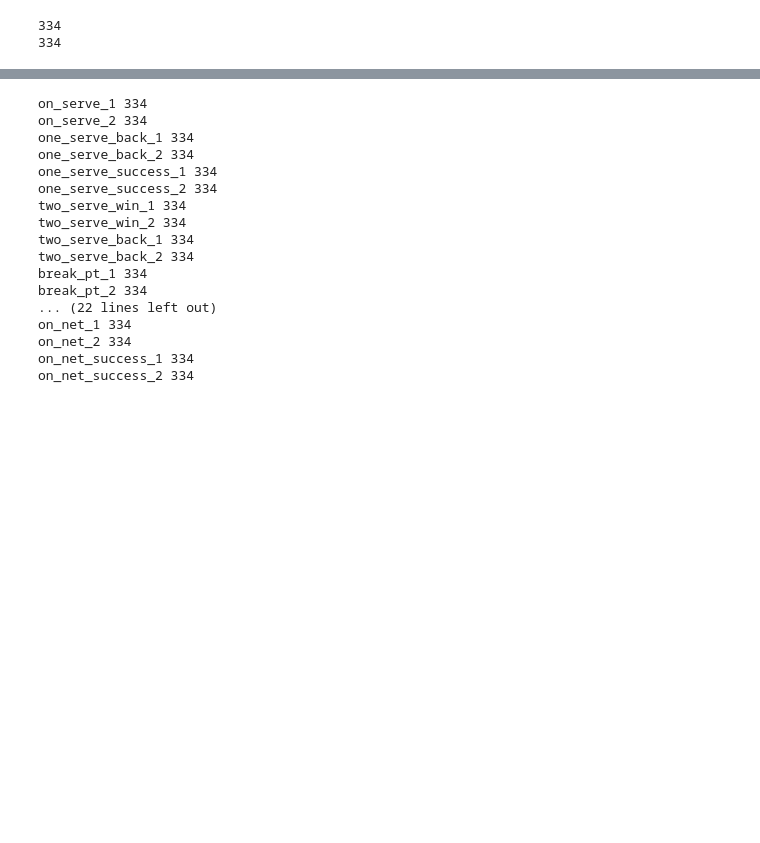
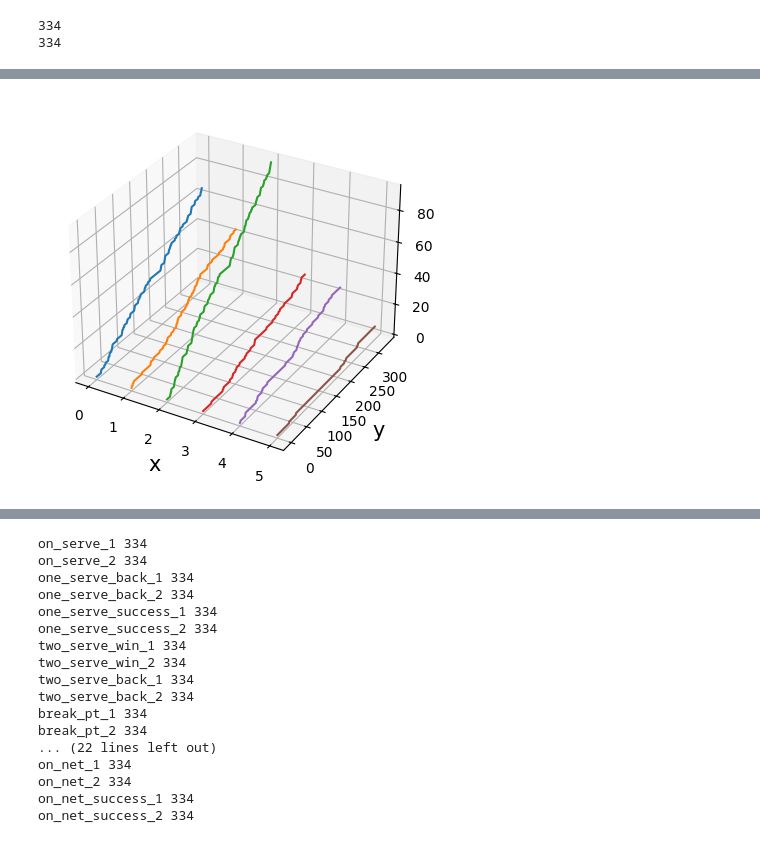
Before and after one commit to junqi1121/MCM-ICM, a Jupyter notebook: test (2).ipynb, the cells around one changed output, grey strips where cells are left out. Saved outputs shown, nothing was run; the diff lists cells and outputs as text; code cells hidden in the pictures; blank space fills up the shorter version.

```diff
--- a/test (2).ipynb
+++ b/test (2).ipynb
@@ -285,5 +289,13 @@ for i in range(len(final_match)):
     max_mph_2[final_match[i][category['point_no']]] = (0 if i == 0 else max_mph_2[final_match[i - 1][category['point_no']]])
     max_mph_2[final_match[i][category['point_no']]] = (max(max_mph_2[final_match[i][category['point_no']]], final_match[i][category['speed_mph']]) if final_match[i][category['server']] == 2 else max_mph_2[final_match[i][category['point_no']]])
 
+    one_serve_win_rate_1[final_match[i][category['point_no']]] = (0 if serve_times_1 == 0 else one_serve_win_1[final_match[i][category['point_no']]] / serve_times_1)
+    one_serve_success_rate_1[final_match[i][category['point_no']]] = (0 if serve_times_1 == 0 else one_serve_success_1[final_match[i][category['point_no']]] / serve_times_1)
+    two_serve_win_rate_1[final_match[i][category['point_no']]] = (0 if serve_times_1 == 0 else two_serve_win_1[final_match[i][category['point_no']]] / serve_times_1)
+
+    one_serve_win_rate_2[final_match[i][category['point_no']]] = (0 if serve_times_2 == 0 else one_serve_win_2[final_match[i][category['point_no']]] / serve_times_2)
+    one_serve_success_rate_2[final_match[i][category['point_no']]] = (0 if serve_times_2 == 0 else one_serve_success_2[final_match[i][category['point_no']]] / serve_times_2)
+    two_serve_win_rate_2[final_match[i][category['point_no']]] = (0 if serve_times_2 == 0 else two_serve_win_2[final_match[i][category['point_no']]] / serve_times_2)
+
     last_won = final_match[i][category['point_victor']]
 # %% [output]
@@ -374,3 +377,10 @@ print(len(double_fault_1))
 # %% [output]
 334
 334
+# %%
+game_score_1 = final_match[:, category['p1_sets']]
+print(game_score_1.shape)
+print(game_score_1)
+game_score_2 = final_match[:, category['p2_sets']]
+print(game_score_2.shape)
+print(game_score_2)
@@ -376,0 +434,5 @@ print(len(double_fault_1))
+# %%
+values = np.array([list(game_score_1).reverse(), list(break_pt_won_1).reverse(), list(break_pt_1).reverse()])
+# values = np.array([break_pt_1, break_pt_won_1, game_score_1])
+print(type(values))
+print(values)
@@ -376,0 +457,78 @@ print(len(double_fault_1))
+# %%
+import matplotlib.pyplot as plt
+import numpy as np
+import seaborn as sns
+
+np.random.seed(0)
+categories = ['break_pt', 'break_pt_won', 'game_score']
+# categories = ['one_serve_win', 'one_serve_back', 'one_ser', 'D', 'E', 'F', 'G', 'H', 'I', 'J']
+
+# size = (334, 3)
+# values = np.array([break_pt_1, break_pt_won_1, game_score_1]).T
+
+fig = plt.figure()
+ax = fig.add_subplot(111, projection='3d')
+
+# print(x_data)
+
+x1 = [0 for i in range(334)]
+y1 = np.arange(334)
+z1 = one_serve_win_1
+
+x2 = [1 for i in range(334)]
+y2 = np.arange(334)
+z2 = one_serve_back_1
+
+x3 = [2 for i in range(334)]
+y3 = np.arange(334)
+z3 = one_serve_success_1
+
+x4 = [3 for i in range(334)]
+y4 = np.arange(334)
+z4 = two_serve_win_1
+
+x5 = [4 for i in range(334)]
+y5 = np.arange(334)
+z5 = two_serve_back_1
+
+x6 = [5 for i in range(334)]
+y6 = np.arange(334)
+z6 = double_fault_1
+# 绘制三维曲线
+# ax = fig.add_subplot(221,projection='3d')
+# theta = np.linspace(-4*np.pi, 4*np.pi, 500)
+# z = np.linspace(-2,2,500)
+# r = z**2 + 1
+# x = r*np.sin(theta)
+# y = r*np.conj(theta)
+
+
+
+# dx = dy = 0.8
+# # dx = (0.1, 0.9)
+dz = values.flatten()
+colors = sns.color_palette('cool', len(z_data))
+# colors = sns.color_palette('red')
+# ax.bar3d(x_data, y_data, z_data, dx, dy, dz, color=colors, shade=True)
+
+# ax.set_xticks([0.4, 1.4, 2.4])
+# ax.set_xticklabels(categories)
+# ax.set_zticks([i for i in range(0, 21, 5)])
+
+# ax.set_title('3D Bar Chart')
+# ax.set_xlabel('Category')
+# ax.set_ylabel('point')
+# ax.set_zlabel('Height')
+
+ax.plot(x1, y1, z1)
+ax.plot(x2, y2, z2)
+ax.plot(x3, y3, z3)
+ax.plot(x4, y4, z4)
+ax.plot(x5, y5, z5)
+ax.plot(x6, y6, z6)
+ax.set_xlabel('x', fontsize=15)
+ax.set_ylabel('y', fontsize=15)
+ax.set_zlabel('z', fontsize=15)
+plt.show()
+# %% [output]
+[figure, added]
```
Also changed, not shown: parts of 20 cells of this notebook, 4 other files.
